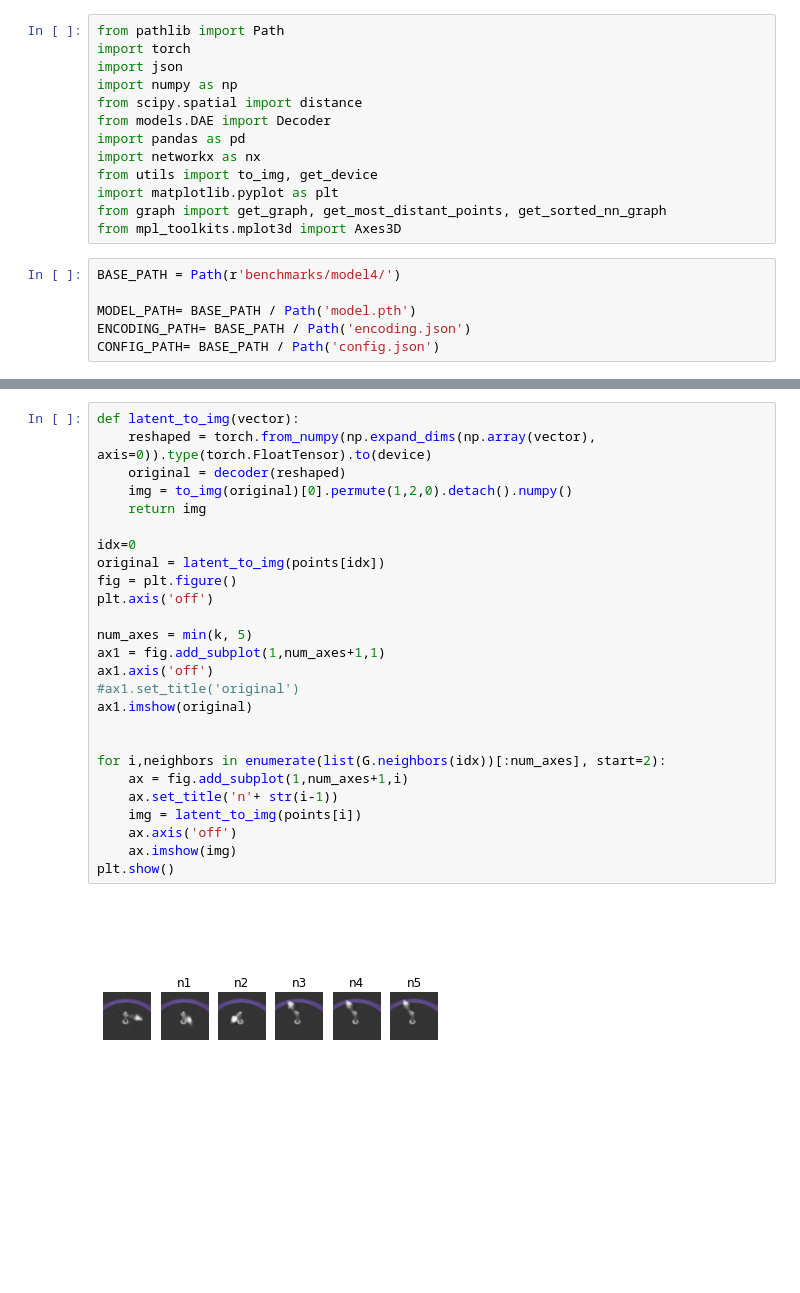
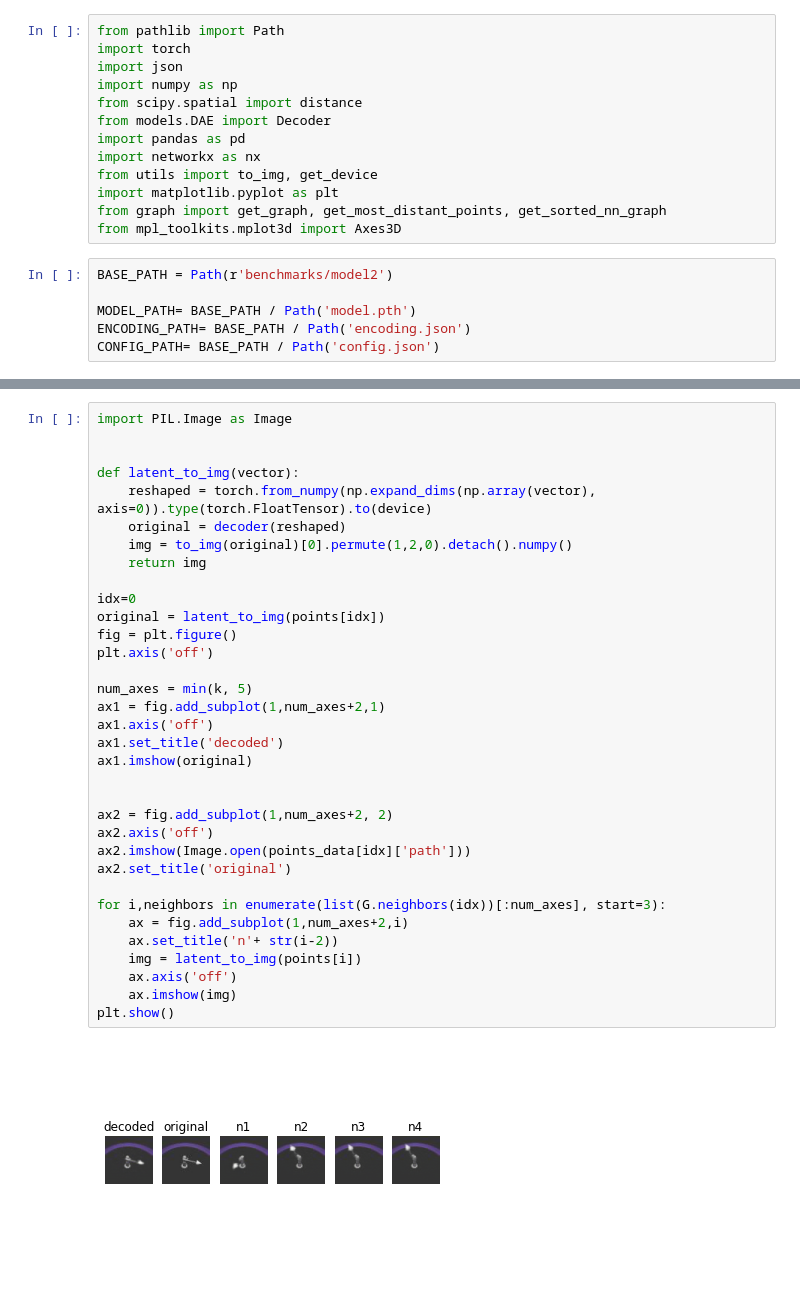
Before and after one commit to Iddoyadlin/DeepLearningCS3598, a Jupyter notebook: graph.ipynb, the cells around one changed output, grey strips where cells are left out. Drawn from its saved outputs; the diff is of its cells as text; blank space fills up the shorter version.

```diff
--- a/graph.ipynb
+++ b/graph.ipynb
@@ -12,7 +12,7 @@ import matplotlib.pyplot as plt
 from graph import get_graph, get_most_distant_points, get_sorted_nn_graph
 from mpl_toolkits.mplot3d import Axes3D
 # %%
-BASE_PATH = Path(r'benchmarks/model4/')
+BASE_PATH = Path(r'benchmarks/model2')
 
 MODEL_PATH= BASE_PATH / Path('model.pth')
 ENCODING_PATH= BASE_PATH / Path('encoding.json')
@@ -129,31 +135,39 @@ if len(points[0])==3:
 # %%
+import PIL.Image as Image
+
+
 def latent_to_img(vector):
     reshaped = torch.from_numpy(np.expand_dims(np.array(vector), axis=0)).type(torch.FloatTensor).to(device)
     original = decoder(reshaped)
     img = to_img(original)[0].permute(1,2,0).detach().numpy()
     return img
 
 idx=0
 original = latent_to_img(points[idx])
 fig = plt.figure()
 plt.axis('off')
 
 num_axes = min(k, 5)
-ax1 = fig.add_subplot(1,num_axes+1,1)
+ax1 = fig.add_subplot(1,num_axes+2,1)
 ax1.axis('off')
-#ax1.set_title('original')
+ax1.set_title('decoded')
 ax1.imshow(original)
 
 
-for i,neighbors in enumerate(list(G.neighbors(idx))[:num_axes], start=2):
-    ax = fig.add_subplot(1,num_axes+1,i)
-    ax.set_title('n'+ str(i-1))
+ax2 = fig.add_subplot(1,num_axes+2, 2)
+ax2.axis('off')
+ax2.imshow(Image.open(points_data[idx]['path']))
+ax2.set_title('original')
+
+for i,neighbors in enumerate(list(G.neighbors(idx))[:num_axes], start=3):
+    ax = fig.add_subplot(1,num_axes+2,i)
+    ax.set_title('n'+ str(i-2))
     img = latent_to_img(points[i])
     ax.axis('off')
     ax.imshow(img)
 plt.show()
 # %% [output]
-[figure, old version]
+[figure, new version]
 # %%
 #get most distant points
 I = get_most_distant_points(points, dist_type='euclidean')
```
Also changed, not shown: parts of 9 cells of this notebook, 3 other files.
